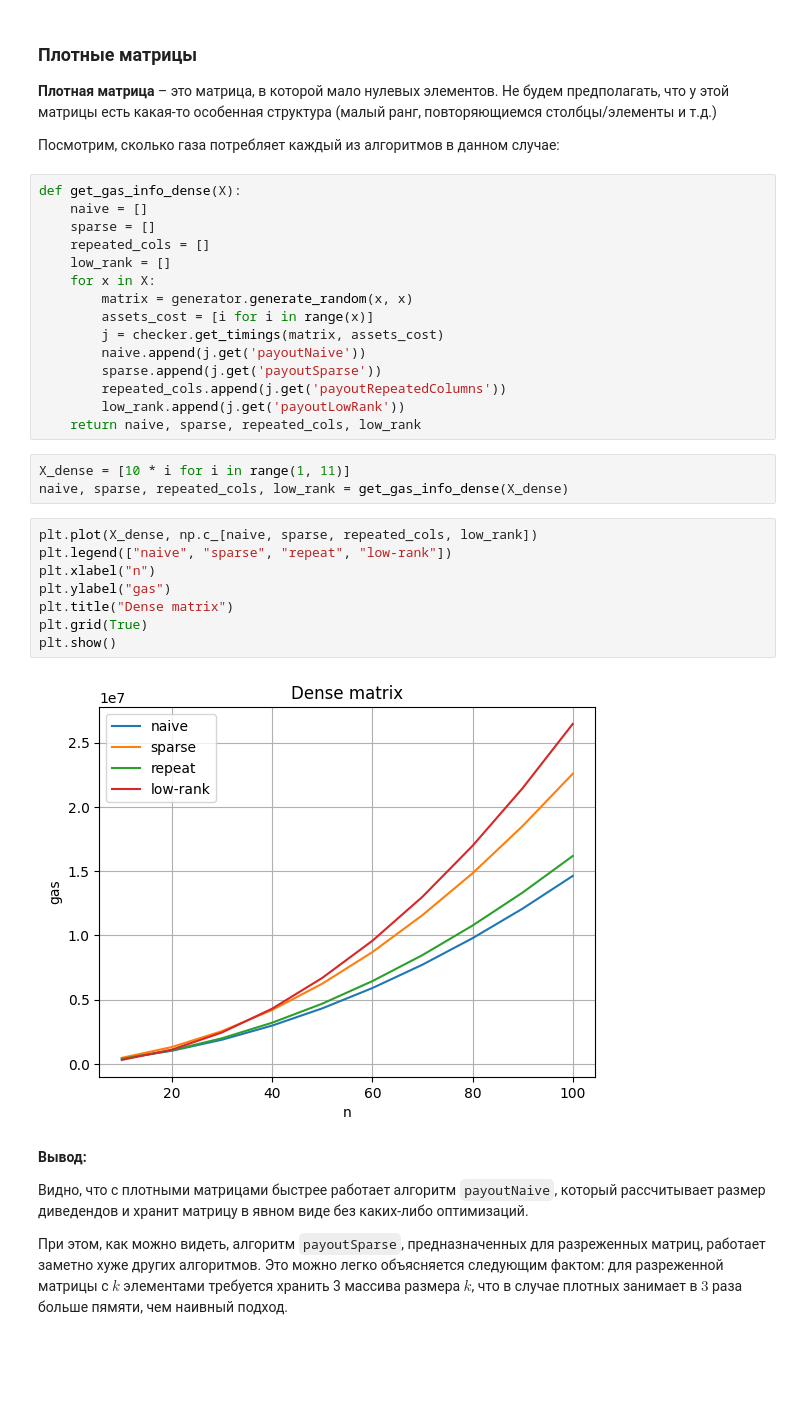
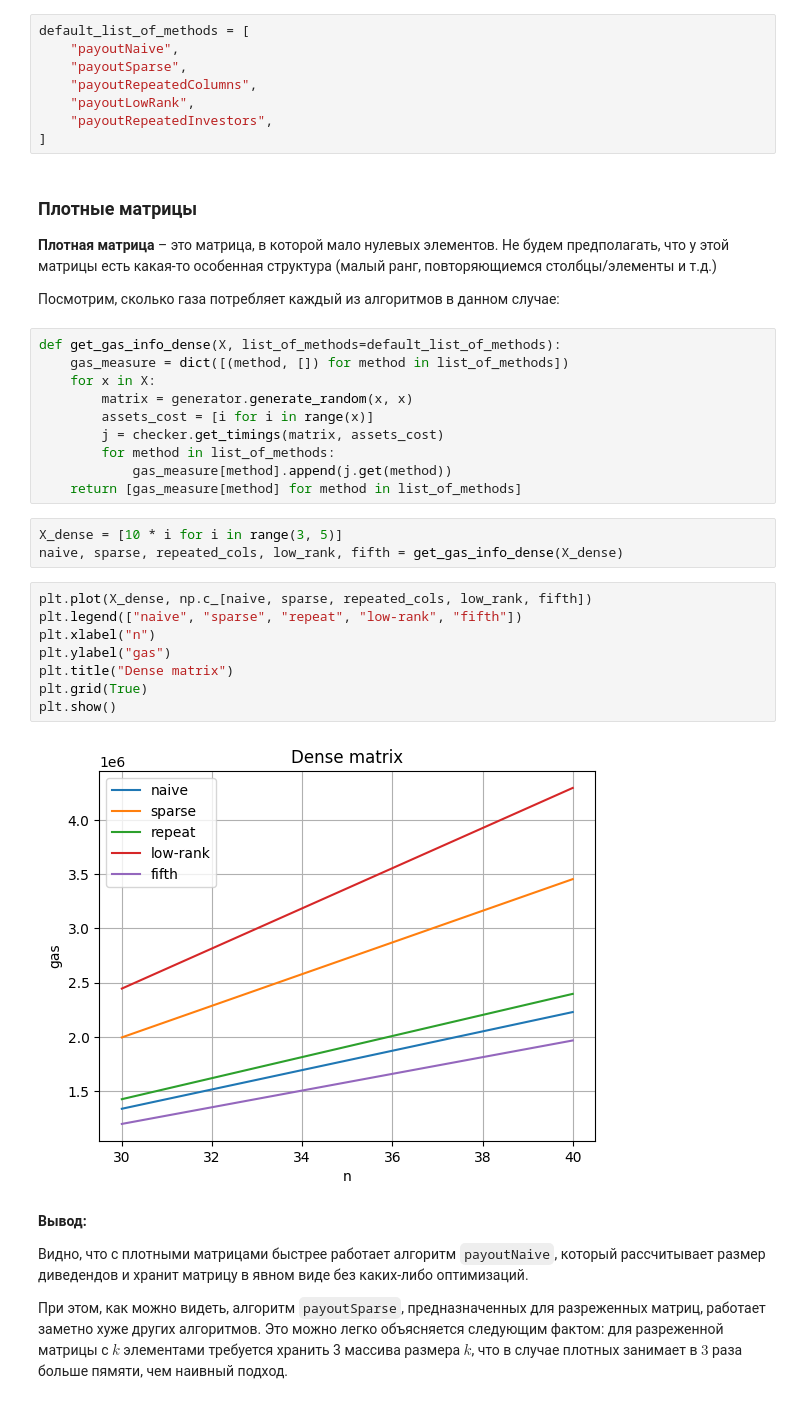
Before and after one commit to maximshuklin/Gas-Optimization, a Jupyter notebook: test_timings.ipynb, the cells around one changed output. Drawn from its saved outputs; the diff is of its cells as text; blank space fills up the shorter version.

Commit message:
Added payoutRepeatedInvestors. Changed interface in test.js.

```diff
--- a/test_timings.ipynb
+++ b/test_timings.ipynb
@@ -69,3 +71,11 @@ import test.test_generator as generator
+# %%
+default_list_of_methods = [
+    "payoutNaive",
+    "payoutSparse",
+    "payoutRepeatedColumns",
+    "payoutLowRank",
+    "payoutRepeatedInvestors",
+]
 # %% [markdown]
 ### Плотные матрицы
 
@@ -73,33 +83,28 @@ import test.test_generator as generator
 
 Посмотрим, сколько газа потребляет каждый из алгоритмов в данном случае:
 # %%
-def get_gas_info_dense(X):
-    naive = []
-    sparse = []
-    repeated_cols = []
-    low_rank = []
+def get_gas_info_dense(X, list_of_methods=default_list_of_methods):
+    gas_measure = dict([(method, []) for method in list_of_methods])
     for x in X:
         matrix = generator.generate_random(x, x)
         assets_cost = [i for i in range(x)]
         j = checker.get_timings(matrix, assets_cost)
-        naive.append(j.get('payoutNaive'))
-        sparse.append(j.get('payoutSparse'))
-        repeated_cols.append(j.get('payoutRepeatedColumns'))
-        low_rank.append(j.get('payoutLowRank'))
-    return naive, sparse, repeated_cols, low_rank
+        for method in list_of_methods:
+            gas_measure[method].append(j.get(method))
+    return [gas_measure[method] for method in list_of_methods]
 # %%
-X_dense = [10 * i for i in range(1, 11)]
-naive, sparse, repeated_cols, low_rank = get_gas_info_dense(X_dense)
+X_dense = [10 * i for i in range(3, 5)]
+naive, sparse, repeated_cols, low_rank, fifth = get_gas_info_dense(X_dense)
 # %%
-plt.plot(X_dense, np.c_[naive, sparse, repeated_cols, low_rank])
-plt.legend(["naive", "sparse", "repeat", "low-rank"])
+plt.plot(X_dense, np.c_[naive, sparse, repeated_cols, low_rank, fifth])
+plt.legend(["naive", "sparse", "repeat", "low-rank", "fifth"])
 plt.xlabel("n")
 plt.ylabel("gas")
 plt.title("Dense matrix")
 plt.grid(True)
 plt.show()
 # %% [output]
-[figure, old version]
+[figure, new version]
 # %% [markdown]
 **Вывод:**
 
```
Also changed, not shown: parts of 1 cell of this notebook, 11 other files.
